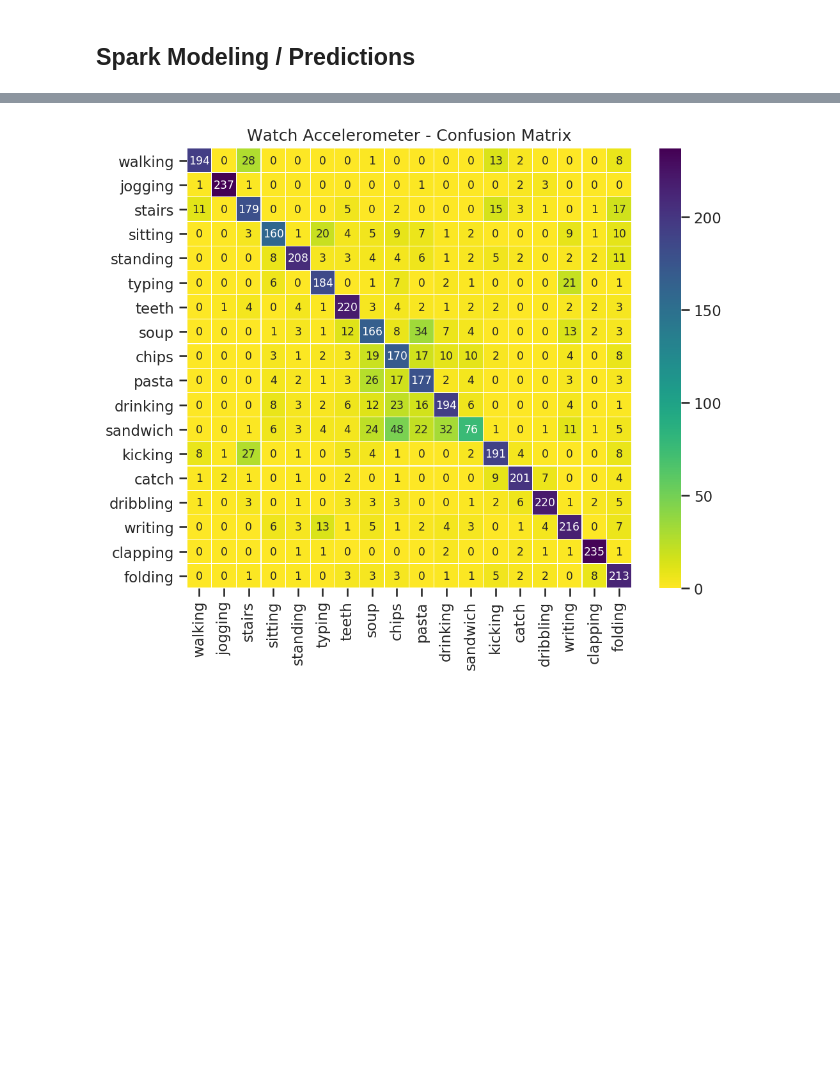
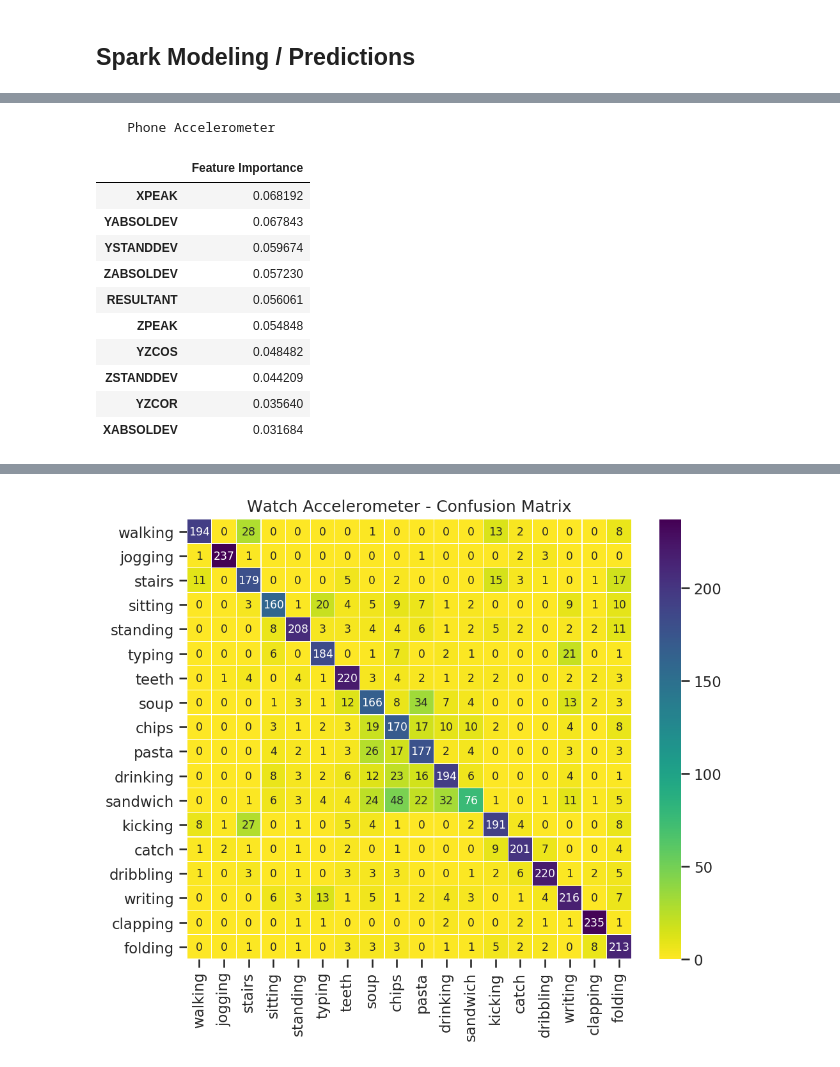
Before and after one commit to mustafaburny/dse-230-final-project, a Jupyter notebook: DSE230-Final_Project.ipynb, the cells around one changed output, grey strips where cells are left out. Cells and saved outputs as stored; diff of their text form; code cells hidden in the pictures; blank space fills up the shorter version.

```diff
--- a/DSE230-Final_Project.ipynb
+++ b/DSE230-Final_Project.ipynb
@@ -433,0 +512,23 @@ X3         0.023114
+# %%
+fi_df = pd.DataFrame(
+    data=accel_phone_rfmodel.featureImportances.toArray(),
+    index=list(train_df_accel_watch.columns)[1:-6],
+    columns=np.array(['Feature Importance'])
+).sort_values(
+    'Feature Importance', ascending=False
+)
+print('    Phone Accelerometer')
+fi_df.head(10)
+# %% [output]
+    Phone Accelerometer
+|  | Feature Importance |
+| XPEAK | 0.068192 |
+| YABSOLDEV | 0.067843 |
+| YSTANDDEV | 0.059674 |
+| ZABSOLDEV | 0.057230 |
+| RESULTANT | 0.056061 |
+| ZPEAK | 0.054848 |
+| YZCOS | 0.048482 |
+| ZSTANDDEV | 0.044209 |
+| YZCOR | 0.035640 |
+| XABSOLDEV | 0.031684 |
```
Also changed, not shown: parts of 31 cells of this notebook.
